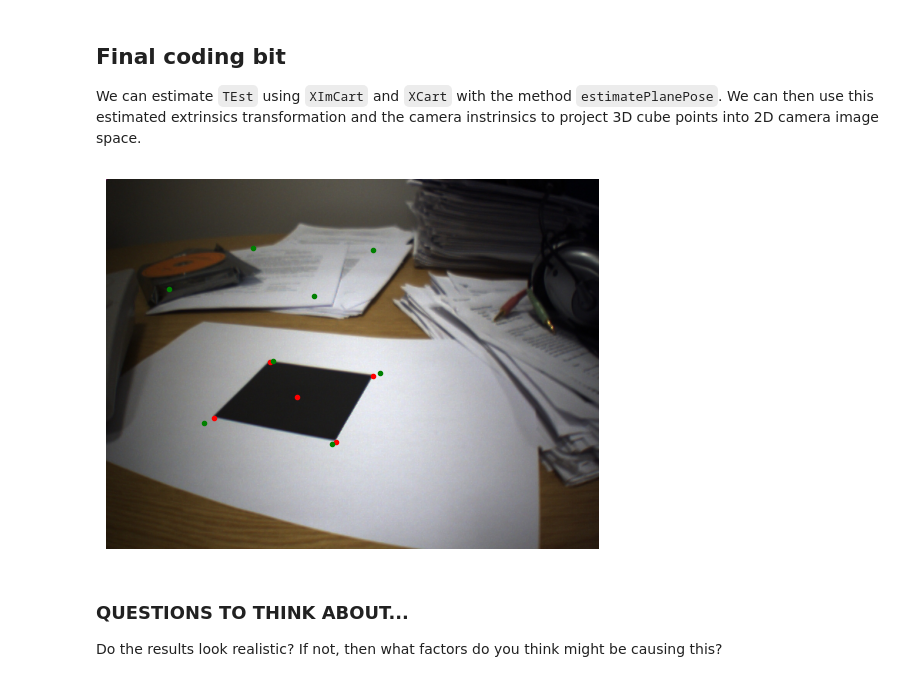
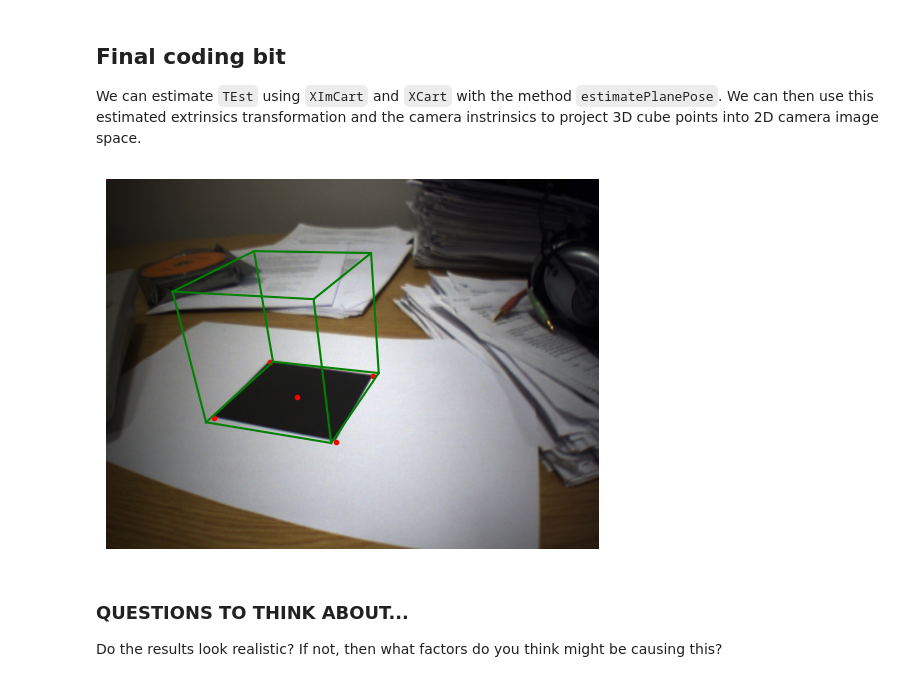
Before and after one commit to Kim-Xerxes/Machine-Vision-Lab, a Jupyter notebook: CW2/practical2B.ipynb, the cells around one changed output. Saved outputs shown, nothing was run; the diff lists cells and outputs as text; code cells hidden in the pictures.

```diff
--- a/CW2/practical2B.ipynb
+++ b/CW2/practical2B.ipynb
@@ -139,13 +139,14 @@ def estimatePlanePose(XImCart,XCart,K):
     XImHom = np.vstack((XImCart, np.ones((1, XImCart.shape[1]))))
 
     # TO DO: Convert image co-ordinates XImHom to normalized camera coordinates XCamHom
-    XCamHom = np.dot(np.linalg.inv(K), XImHom)
+    XCamHom = np.linalg.inv(K) @ XImHom
 
 
     # TO DO: Estimate homography H mapping homogeneous (x,y) coordinates of positions
     # in real world to XCamHom (convert XCamHom to Cartesian, calculate the homography) -
     # use the routine you wrote for Practical 1B
-    H = calcBestHomography(XCart[:2, :], XCamHom[:2, :])
+    XCamCart = XCamHom[0:2] / XCamHom[2]
+    H = calcBestHomography(XCart[:2, :], XCamCart)
 
     # TO DO: Estimate first two columns of rotation matrix R from the first two
     # columns of H using the SVD. NOTE: You do not need to transpose v from linalg.svd
@@ -154,26 +155,29 @@ def estimatePlanePose(XImCart,XCart,K):
 
     # TO DO: Estimate the third column of the rotation matrix by taking the cross
     # product of the first two columns
-    R = np.hstack((R, np.cross(R[:, 0], R[:, 1]).reshape((-1, 1))))
+    R_3 = np.cross(R[:, 0], R[:, 1]).reshape(-1, 1)
 
     # TO DO: Check that the determinant of the rotation matrix is positive - if
     # not then multiply last column by -1.
-    if np.linalg.det(R) < 0:
-        R[:, 2] *= -1
+    tmp = np.hstack((R, R_3))
+    if np.linalg.det(tmp) < 0:
+        R_3 *= -1
+    R = np.hstack((R, R_3))
 
     # TO DO: Estimate the translation t by finding the appropriate scaling factor k
     # and applying it to the third colulmn of H
-    k = np.linalg.norm(np.dot(np.linalg.inv(K), H[:, :2]))
-    t = H[:, 2] / k
+    lambda_prime = np.sum(H[:,:2] / R[:,:2]) / 6.
+    t = H[:, 2] / lambda_prime
 
     # TO DO: Check whether t_z is negative - if it is then multiply t by -1 and
     # the first two columns of R by -1.
     if t[2] < 0:
         t *= -1
-        R *= -1
+        R[:,:2] *= -1
 
     # TO DO: Assemble transformation into matrix form
     T = np.column_stack((R, t))
+    T = np.vstack((T, np.array([0,0,0,1])))
 
     return T
 # %% [markdown]
@@ -183,28 +187,33 @@ We can estimate `TEst` using `XImCart` and `XCart` with the method `estimatePlan
 # %%
 # TO DO: Use your routine to calculate TEst, the extrinsic matrix relating the
 # plane position to the camera position. You'll need to use estimatePlanePose.
 
 TEst = estimatePlanePose(XImCart,XCart,K)
 
 # Define 3D points of plane
 XWireFrameCart = np.array([[-50, -50,  50,  50, -50, -50,  50,  50],
                    [50, -50, -50,  50,  50, -50, -50,  50],
-                    [0,   0,   0,   0, 100, 100, 100, 100]]);
+                    [0,   0,   0,   0, -100, -100, -100, -100]]);
 
 
 # TO DO: Draw a wire frame cube, by projecting the vertices of a 3D cube through
 # the projective camera and drawing lines betweeen the resulting 2d image points.
 # You'll need to use projectiveCamera.
 XWireFrameCartProjected = projectiveCamera(K, TEst, XWireFrameCart)
 
 # Draw image, 2d points and projected 3D cube points
 plt.imshow(im)
 plt.plot(XImCart[0,],XImCart[1,],'r.')
-plt.plot(XWireFrameCartProjected[0,],XWireFrameCartProjected[1,],'g.')
+plt.plot(XWireFrameCartProjected[0,0:4], XWireFrameCartProjected[1,0:4], 'g-')
+plt.plot(XWireFrameCartProjected[0,[0,3]], XWireFrameCartProjected[1,[0,3]], 'g-')
+plt.plot(XWireFrameCartProjected[0,4:8], XWireFrameCartProjected[1,4:8], 'g-')
+plt.plot(XWireFrameCartProjected[0,[4,7]], XWireFrameCartProjected[1,[4,7]], 'g-')
+for i in range(4):
+    plt.plot(XWireFrameCartProjected[0,[i,i+4]], XWireFrameCartProjected[1,[i,i+4]], 'g-')
 plt.axis('off')
 plt.show()
 # %% [output]
-[figure, old version]
+[figure, new version]
 # %% [markdown]
 ### QUESTIONS TO THINK ABOUT...
 
```
Also changed, not shown: 2 other files.
